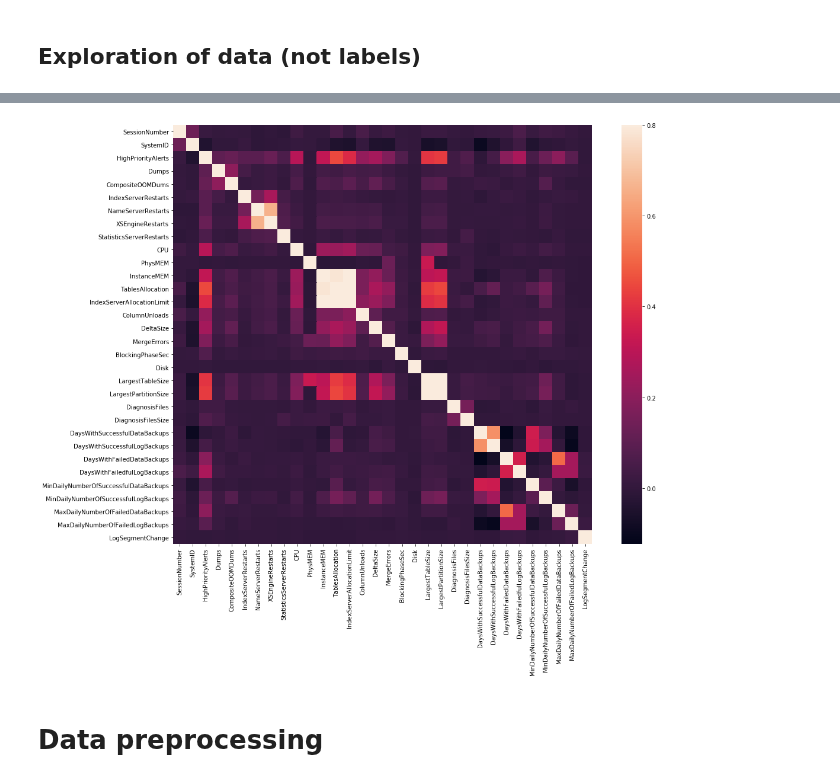
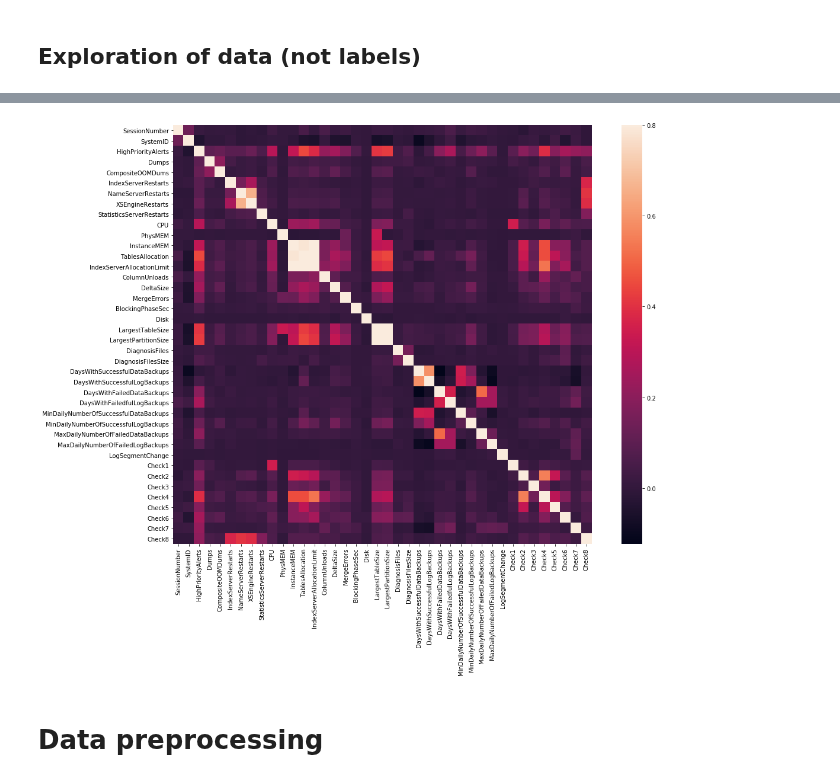
Before and after one commit to yohannjs/AML-2019, a Jupyter notebook: Challenges/5_Anomaly/eivind_anomaly.ipynb, the cells around one changed output, grey strips where cells are left out. Saved outputs shown, nothing was run; the diff lists cells and outputs as text; code cells hidden in the pictures.

```diff
--- a/Challenges/5_Anomaly/eivind_anomaly.ipynb
+++ b/Challenges/5_Anomaly/eivind_anomaly.ipynb
@@ -191,11 +230,12 @@ MaxDailyNumberOfFailedLogBackups         0.00
 LogSegmentChange                        12.39
 dtype: float64
 # %%
-matrixDF = puredataDF.drop(["CleanupOOMDumps","PreprocessorRestarts", "DaemonRestarts"], axis=1)
+
+matrixDF = dataDF.drop(["CleanupOOMDumps","PreprocessorRestarts", "DaemonRestarts"], axis=1)
 corr_matrix_puredata = matrixDF.corr()
 figure, ax = plt.subplots(figsize=(18,13))
 ax = sns.heatmap(corr_matrix_puredata, vmax=0.8, square=True)
 # %% [output]
-[figure, old version]
+[figure, new version]
 # %% [markdown]
 # Data preprocessing
```
Also changed, not shown: parts of 15 cells of this notebook.
